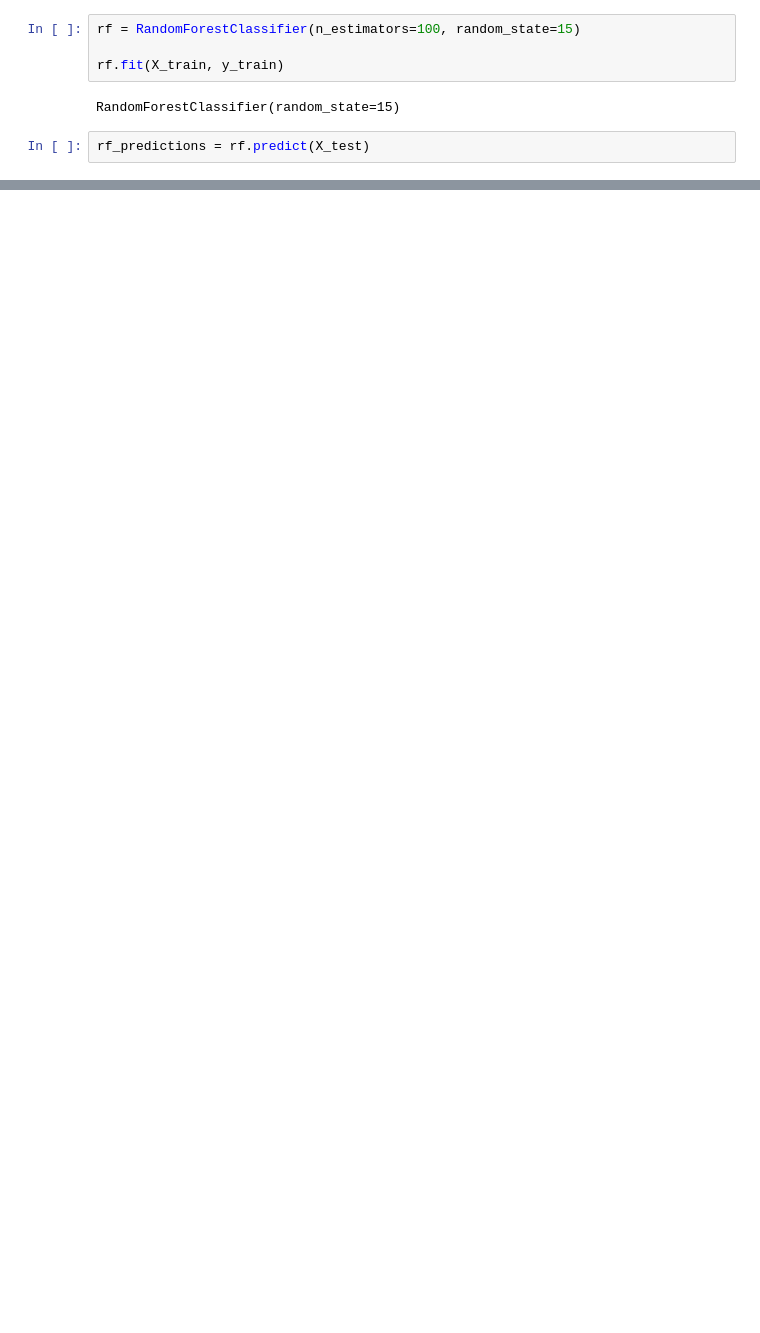
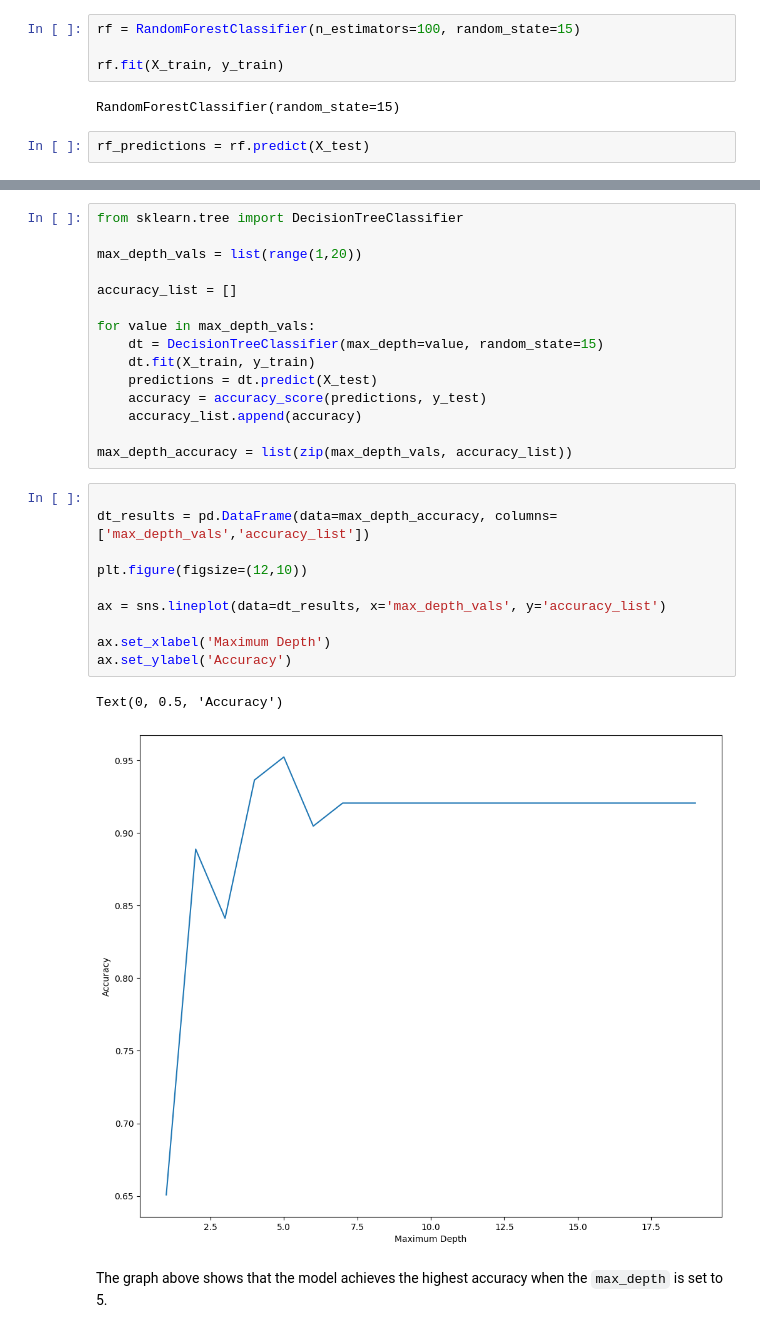
Before and after one commit to kaylamasson/CM3151-machine-learning-kaylamasson, a Jupyter notebook: seeds_classification.ipynb, the cells around one changed output, grey strips where cells are left out. Drawn from its saved outputs; the diff is of its cells as text; blank space fills up the shorter version.

```diff
--- a/seeds_classification.ipynb
+++ b/seeds_classification.ipynb
@@ -391,0 +404,30 @@ Random Forest Model Accuracy: 95.24%
+# %%
+from sklearn.tree import DecisionTreeClassifier
+
+max_depth_vals = list(range(1,20))
+
+accuracy_list = []
+
+for value in max_depth_vals:
+    dt = DecisionTreeClassifier(max_depth=value, random_state=15)
+    dt.fit(X_train, y_train)
+    predictions = dt.predict(X_test)
+    accuracy = accuracy_score(predictions, y_test)
+    accuracy_list.append(accuracy)
+
+max_depth_accuracy = list(zip(max_depth_vals, accuracy_list))
+# %%
+
+dt_results = pd.DataFrame(data=max_depth_accuracy, columns=['max_depth_vals','accuracy_list'])
+
+plt.figure(figsize=(12,10))
+
+ax = sns.lineplot(data=dt_results, x='max_depth_vals', y='accuracy_list')
+
+ax.set_xlabel('Maximum Depth')
+ax.set_ylabel('Accuracy')
+# %% [output]
+Text(0, 0.5, 'Accuracy')
+[figure, added]
+# %% [markdown]
+The graph above shows that the model achieves the highest accuracy when the `max_depth` is set to 5.
```
Also changed, not shown: parts of 14 cells of this notebook.
